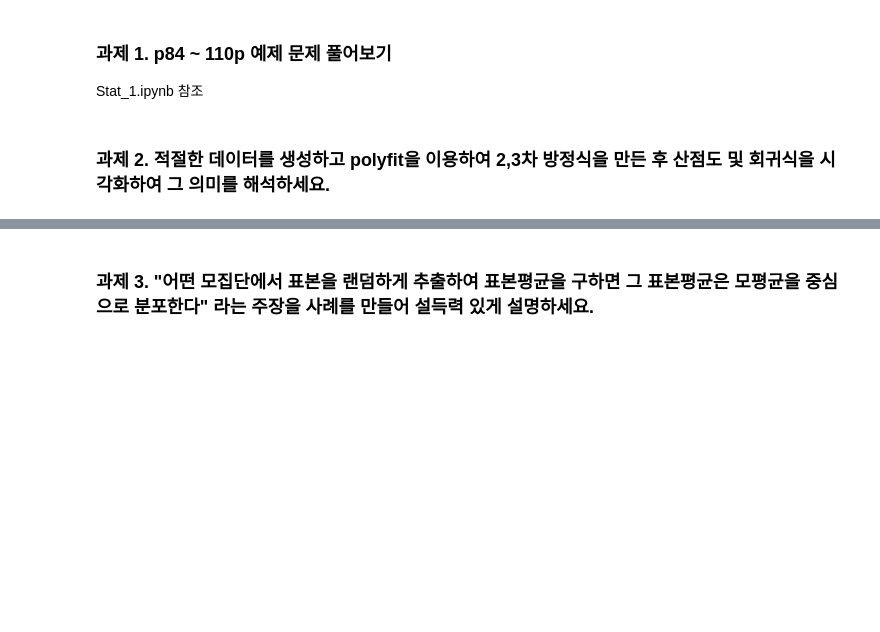
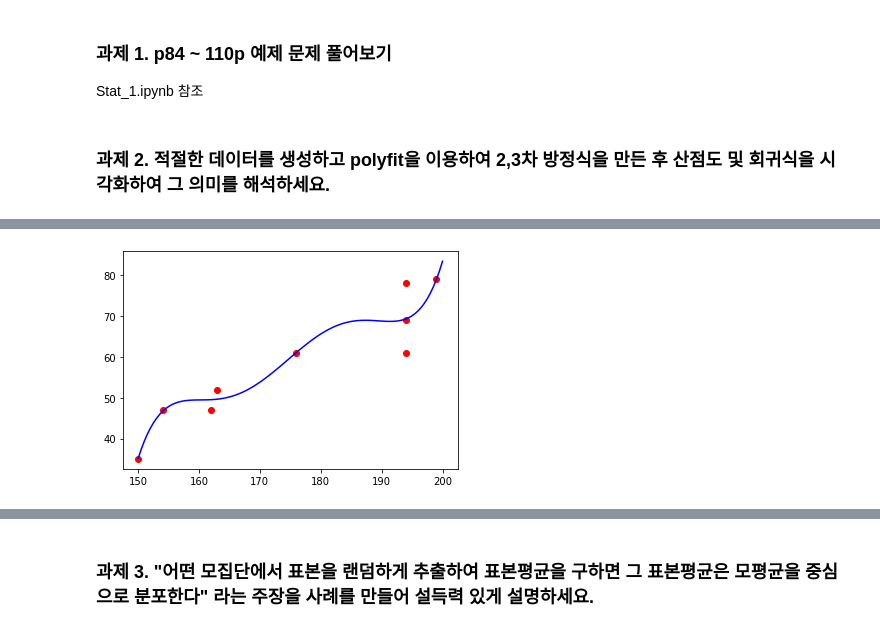
Before and after one commit to ddeodeok/cakd7, a Jupyter notebook: m3_통계/과제.ipynb, the cells around one changed output, grey strips where cells are left out. Drawn from its saved outputs; the diff is of its cells as text; code cells hidden in the pictures; blank space fills up the shorter version.

```diff
--- a/m3_통계/과제.ipynb
+++ b/m3_통계/과제.ipynb
@@ -401,0 +413,12 @@ plt.show()
+# %%
+poly = np.polyfit(x,y,5)
+#곡선을 완만하게 그리기 위한 linspace 객체 선언
+x_line = np.linspace(150,200,100)
+y_pred = np.zeros_like(x_line)
+for i in range(6):
+    y_pred += x_line**(5-i)*poly[i]
+plt.plot(x_line, y_pred, color = 'b')
+plt.scatter(x,y,color = 'r')
+plt.show()
+# %% [output]
+[figure, added]
```
Also changed, not shown: parts of 8 cells of this notebook, 49 other files.
